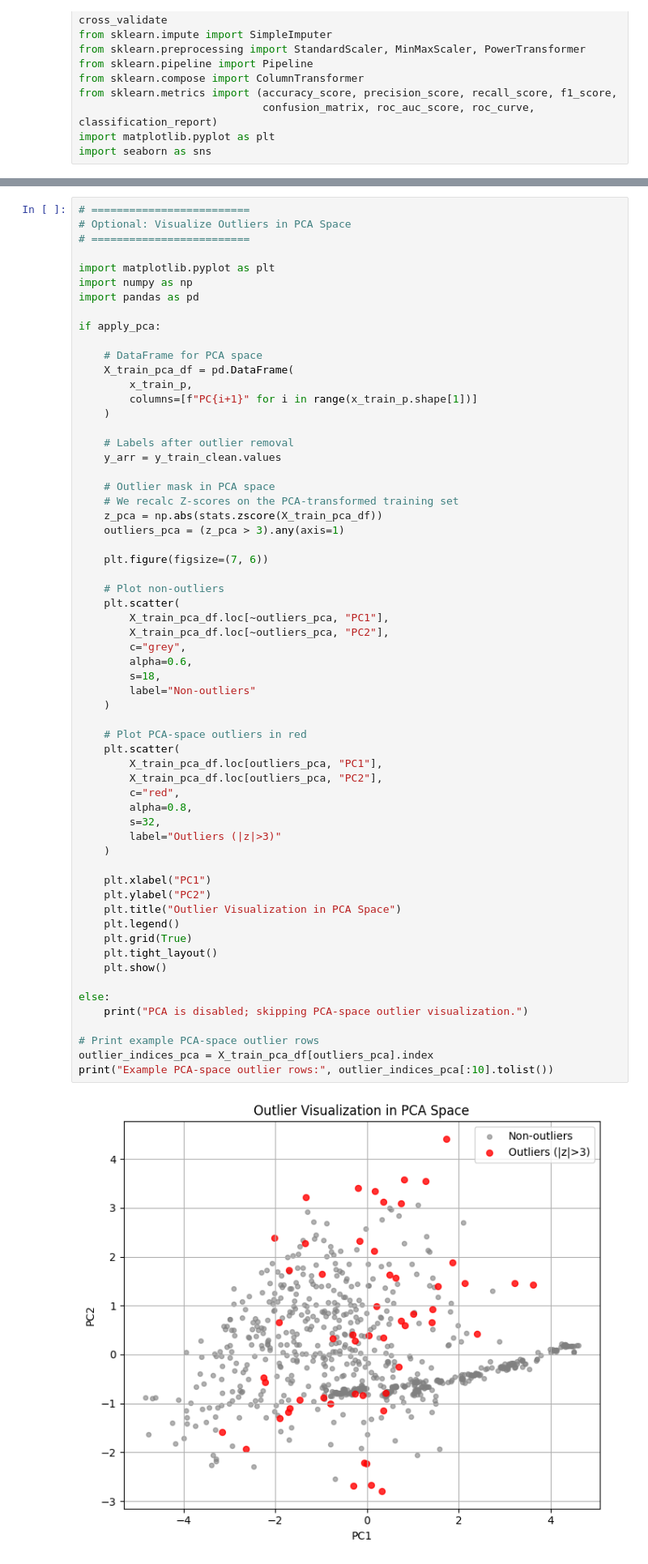
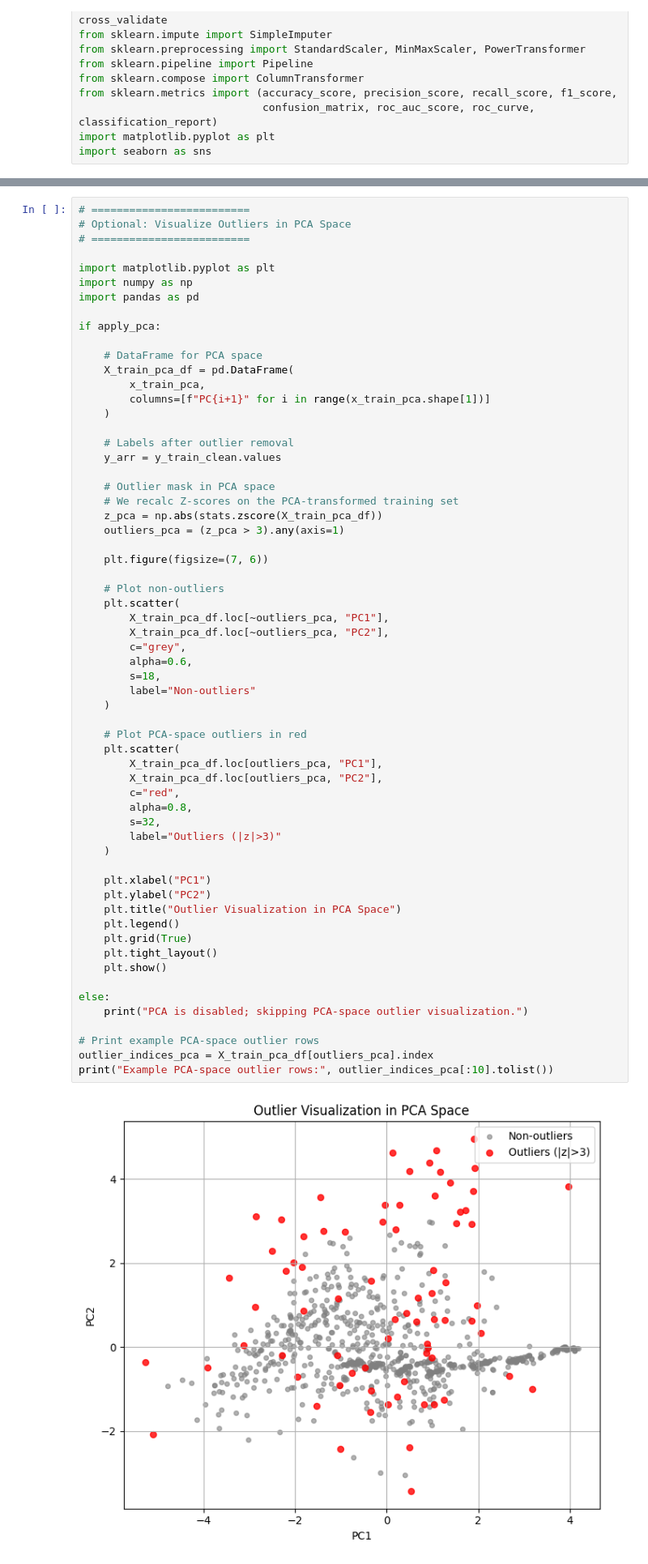
Before and after one commit to Alx-a-cod/MLiterallyConfused, a Jupyter notebook: ML_Assignment_1.ipynb, the cells around one changed output, grey strips where cells are left out. Shown at 81% size. Saved outputs shown, nothing was run; the diff lists cells and outputs as text.

```diff
--- a/ML_Assignment_1.ipynb
+++ b/ML_Assignment_1.ipynb
@@ -352,8 +364,8 @@ if apply_pca:
 
     # DataFrame for PCA space
     X_train_pca_df = pd.DataFrame(
-        x_train_p,
-        columns=[f"PC{i+1}" for i in range(x_train_p.shape[1])]
+        x_train_pca,
+        columns=[f"PC{i+1}" for i in range(x_train_pca.shape[1])]
     )
 
     # Labels after outlier removal
@@ -374,31 +386,31 @@ if apply_pca:
         alpha=0.6,
         s=18,
         label="Non-outliers"
     )
 
     # Plot PCA-space outliers in red
     plt.scatter(
         X_train_pca_df.loc[outliers_pca, "PC1"],
         X_train_pca_df.loc[outliers_pca, "PC2"],
         c="red",
         alpha=0.8,
         s=32,
         label="Outliers (|z|>3)"
     )
 
     plt.xlabel("PC1")
     plt.ylabel("PC2")
     plt.title("Outlier Visualization in PCA Space")
     plt.legend()
     plt.grid(True)
     plt.tight_layout()
     plt.show()
 
 else:
     print("PCA is disabled; skipping PCA-space outlier visualization.")
 
 # Print example PCA-space outlier rows
 outlier_indices_pca = X_train_pca_df[outliers_pca].index
 print("Example PCA-space outlier rows:", outlier_indices_pca[:10].tolist())
 # %% [output]
-[figure, old version]
+[figure, new version]
```
Also changed, not shown: parts of 8 cells of this notebook.
